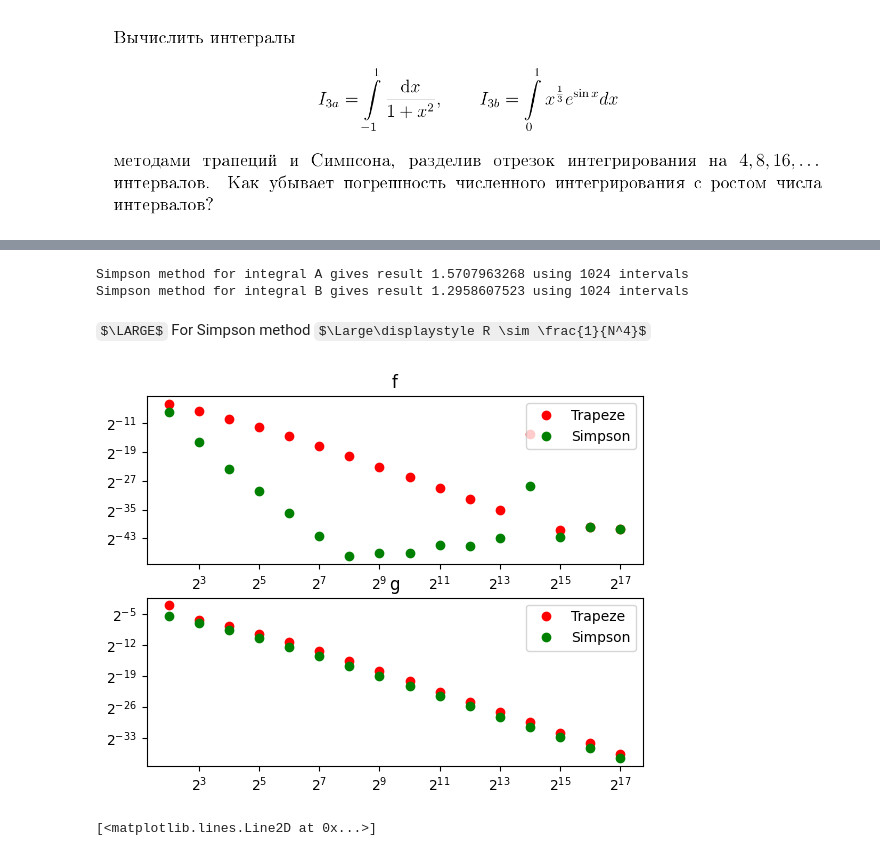
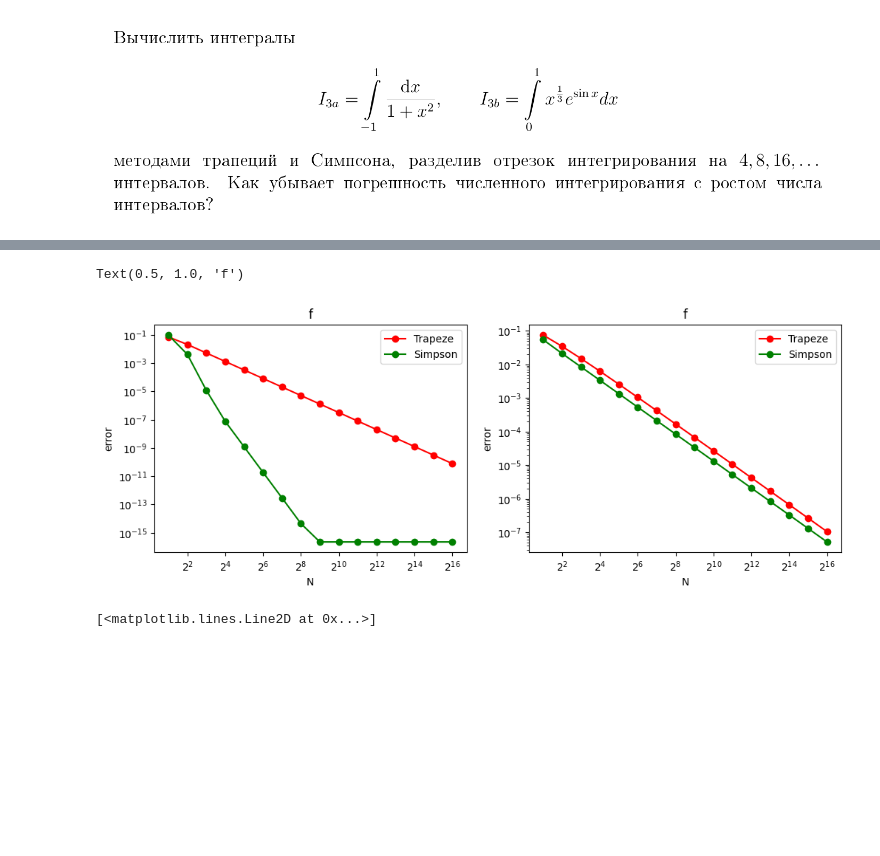
Before and after one commit to CuSynth/computational-physics, a Jupyter notebook: #3 Integrals/solution.ipynb, the cells around one changed output, grey strips where cells are left out. Drawn from its saved outputs; the diff is of its cells as text; code cells hidden in the pictures; some formulas as TeX source; blank space fills up the shorter version.

Commit message:
funcs reimplementation and result replot

```diff
--- a/#3 Integrals/solution.ipynb
+++ b/#3 Integrals/solution.ipynb
@@ -7,8 +9,5 @@ Image(filename='task 3.png')
 # %% [output]
 [figure]
 # %%
-def f(x):
-    return 1/(1 + pow(x, 2))
-
-def g(x):
-    return pow(x, 1/3) * np.exp(np.sin(x))
+f = lambda x: 1/(1 + x ** 2)
+g = lambda x: x ** (1/3.0) * np.exp(np.sin(x))
@@ -65,13 +69 @@ def Simpson(func, left, right, n_intervals):
-# %%
-print("Simpson method for integral A gives result %1.10f using %d intervals" %
-      (Simpson(f, a_left, a_right, n), n))
-
-print("Simpson method for integral B gives result %1.10f using %d intervals" %
-      (Simpson(g, b_left, b_right, n), n))
-# %% [output]
-Simpson method for integral A gives result 1.5707963268 using 1024 intervals
-Simpson method for integral B gives result 1.2958607523 using 1024 intervals
-# %% [markdown]
-$\LARGE$
-For Simpson method $\Large\displaystyle R \sim \frac{1}{N^4}$
 # %%
@@ -87,32 +72,35 @@ def GetDiffs(splits, method, func, l, r, calc_step):
 # %%
-divs_from = 2
-divs_to = 18
-step = 24
+divs_to = 17
+divs = [pow(2, i) for i in range(1, divs_to)]
 
-divs = [pow(2, i) for i in range(divs_from, divs_to)]
+trapeze_f_diffs = GetDiffs(divs, Trapeze, f, f_left, f_right, f_ref)
+simpson_f_diffs = GetDiffs(divs, Simpson, f, f_left, f_right, f_ref)
 
-trapeze_f_diffs = GetDiffs(divs, Trapeze, f, a_left, a_right, step)
-simpson_f_diffs = GetDiffs(divs, Simpson, f, a_left, a_right, step)
-
-trapeze_g_diffs = GetDiffs(divs, Trapeze, g, b_left, b_right, step)
-simpson_g_diffs = GetDiffs(divs, Simpson, g, b_left, b_right, step)
+trapeze_g_diffs = GetDiffs(divs, Trapeze, g, g_left, g_right, g_ref)
+simpson_g_diffs = GetDiffs(divs, Simpson, g, g_left, g_right, g_ref)
-# %%
-fig, axs = plt.subplots(2, 1)
-
-axs[0].plot(divs, trapeze_f_diffs, 'ro', label='Trapeze')
-axs[0].plot(divs, simpson_f_diffs, 'go', label='Simpson')
-# axs[0].set_ylim([0, 0.5])
-axs[0].legend(loc="upper right")
-axs[0].set_title('f')
-axs[0].set_xscale('log', base=2)
-axs[0].set_yscale('log', base=2)
-
-axs[1].plot(divs, trapeze_g_diffs, 'ro', label='Trapeze')
-axs[1].plot(divs, simpson_g_diffs, 'go', label='Simpson')
-axs[1].legend(loc="upper right")
-axs[1].set_title('g')
-axs[1].set_xscale('log', base=2)
-axs[1].set_yscale('log', base=2)
-# %% [output]
-[figure, removed]
+# %%
+plt.figure(figsize=(12, 4))
+
+plt.subplot(121)
+plt.plot(divs, trapeze_f_diffs, 'ro-', label='Trapeze')
+plt.plot(divs, simpson_f_diffs, 'go-', label='Simpson')
+plt.xlabel('N')
+plt.ylabel('error')
+plt.yscale('log', base=10)
+plt.xscale('log', base=2)
+plt.legend(loc="upper right")
+plt.title('f')
+
+plt.subplot(122)
+plt.plot(divs, trapeze_g_diffs, 'ro-', label='Trapeze')
+plt.plot(divs, simpson_g_diffs, 'go-', label='Simpson')
+plt.xlabel('N')
+plt.ylabel('error')
+plt.yscale('log', base=10)
+plt.xscale('log', base=2)
+plt.legend(loc="upper right")
+plt.title('f')
+# %% [output]
+Text(0.5, 1.0, 'f')
+[figure, added]
 # %%
```
Also changed, not shown: parts of 11 cells of this notebook.
